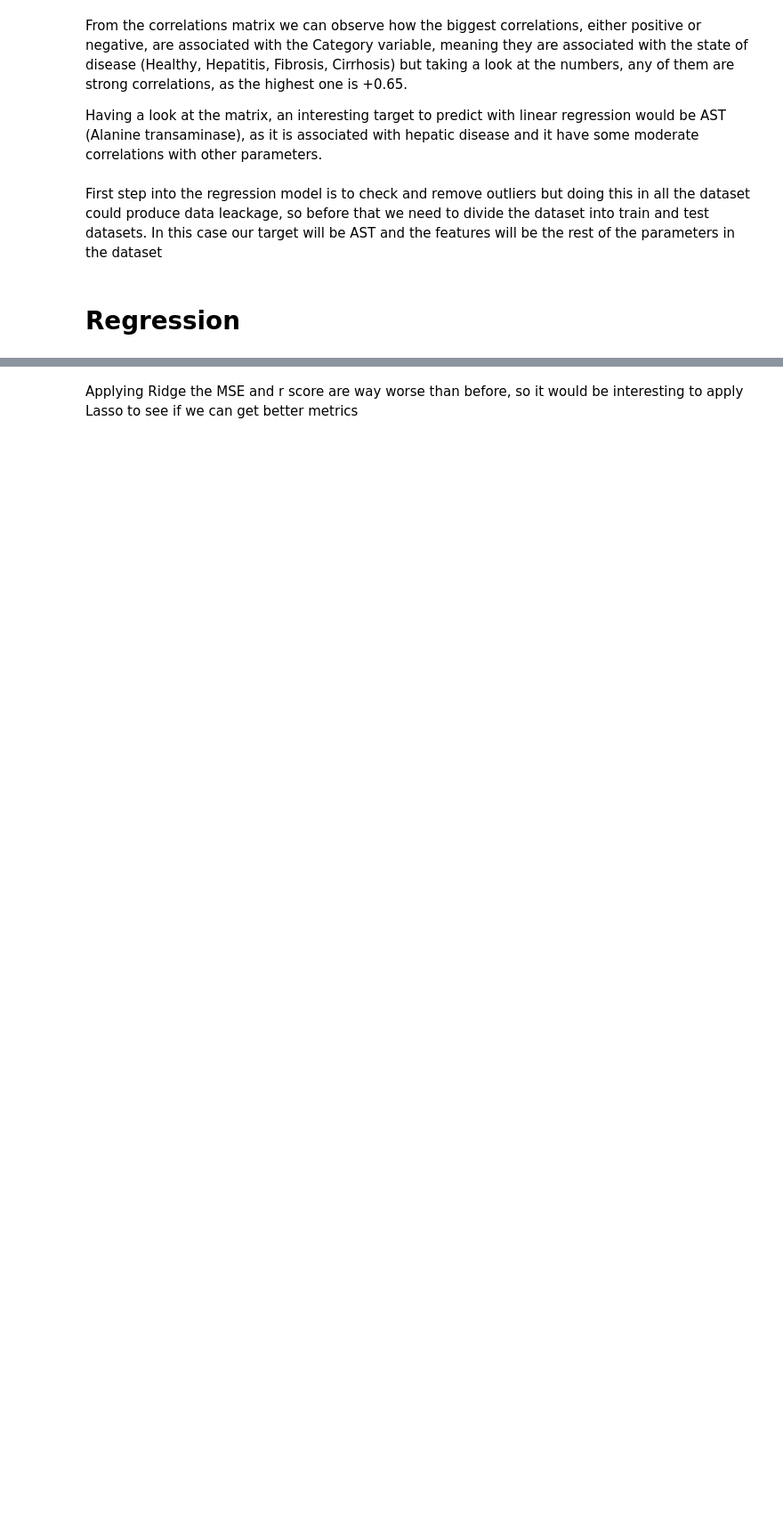
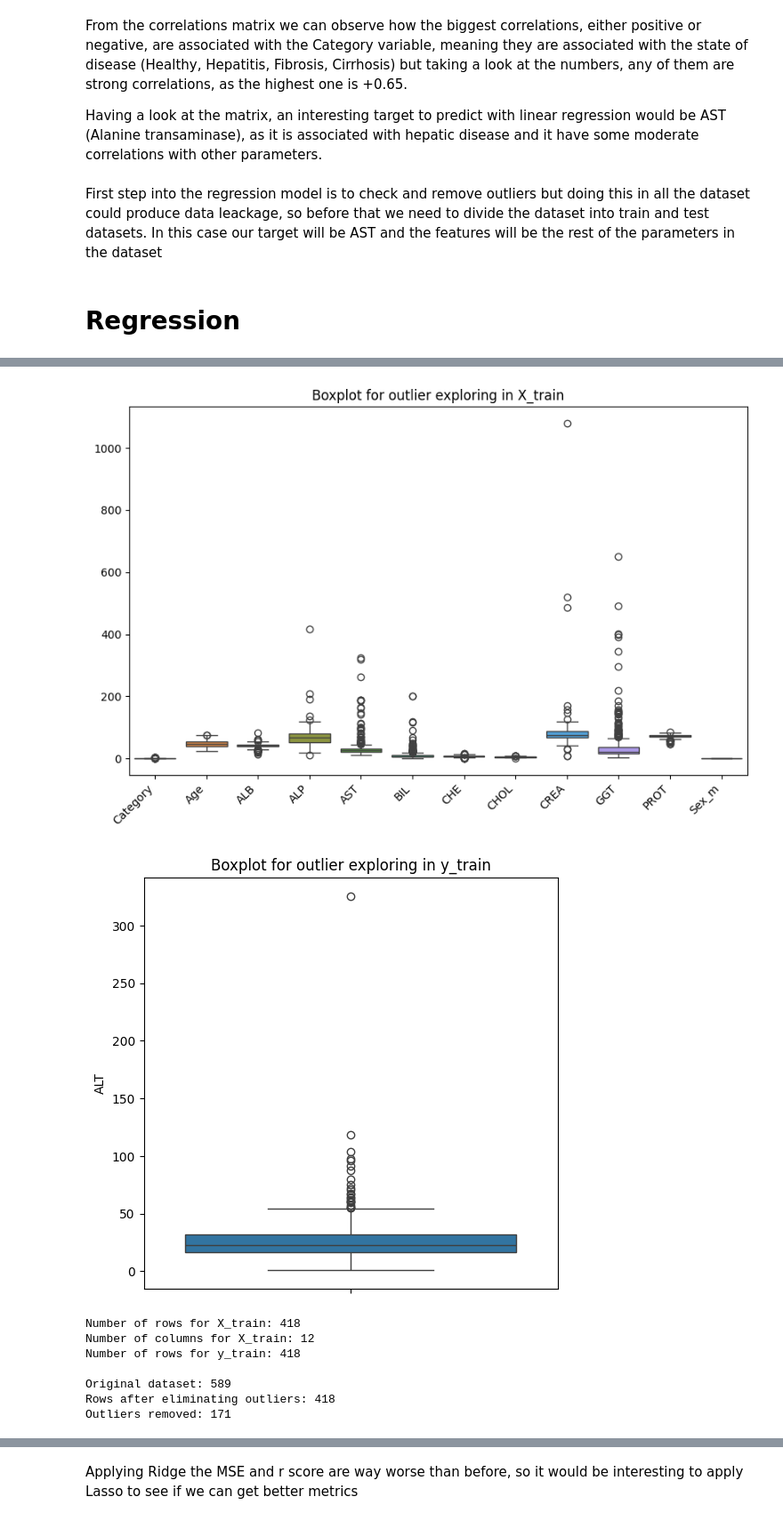
Before and after one commit to Biokatzen/Hepatitis-C-Prediction-Dataset, a Jupyter notebook: HepatitisC_Prediction_Dataset.ipynb, the cells around one changed output, grey strips where cells are left out. Shown at 89% size. Drawn from its saved outputs; the diff is of its cells as text; code cells hidden in the pictures; blank space fills up the shorter version.

```diff
--- a/HepatitisC_Prediction_Dataset.ipynb
+++ b/HepatitisC_Prediction_Dataset.ipynb
@@ -186,0 +187,52 @@ Once we have the dataset divided, we can check outliers calculating z scores in
+# %%
+import numpy as np
+from scipy.stats import zscore
+
+#Boxplot for exploring outliers in feature train data
+plt.figure(figsize=(10, 6))
+sns.boxplot(data=X_train)
+plt.xticks(rotation=45, ha='right')
+plt.title("Boxplot for outlier exploring in X_train")
+plt.show()
+
+#Boxplot for exploring outliers in target train data
+plt.figure(figsize=(6, 6))
+sns.boxplot(data=y_train)
+plt.xticks(rotation=45, ha='right')
+plt.title("Boxplot for outlier exploring in y_train")
+plt.show()
+
+#Calculate z scores for X_train and y_train
+z_scores_X = np.abs(zscore(X_train))
+z_score_y = np.abs(zscore(y_train))
+
+# Define threshold to remove outliers
+threshold = 3
+
+# Create masks for both X and y training data
+mask_train_X = (z_scores_X < threshold).all(axis=1)
+mask_train_y = (z_score_y < threshold) # y_train is 1D, no need for .all(axis=1)
+
+# Combine masks: keep rows where there are no outliers in either X or y
+combined_mask_train = mask_train_X & mask_train_y
+
+X_train_clean = X_train[combined_mask_train]
+y_train_clean = y_train[combined_mask_train]
+
+print("Number of rows for X_train: {0}\nNumber of columns for X_train: {1}".format(X_train_clean.shape[0], X_train_clean.shape[1]))
+print("Number of rows for y_train: {}\n".format(y_train_clean.shape[0]))
+
+#Number of outliers removed
+print(f'Original dataset: {df_encoded.shape[0]}')
+print(f"Rows after eliminating outliers: {X_train_clean.shape[0]}")
+print(f"Outliers removed: {df_encoded.shape[0] - X_train_clean.shape[0]}")
+# %% [output]
+[figure, added]
+[figure, added]
+Number of rows for X_train: 418
+Number of columns for X_train: 12
+Number of rows for y_train: 418
+
+Original dataset: 589
+Rows after eliminating outliers: 418
+Outliers removed: 171
```
Also changed, not shown: parts of 31 cells of this notebook.
